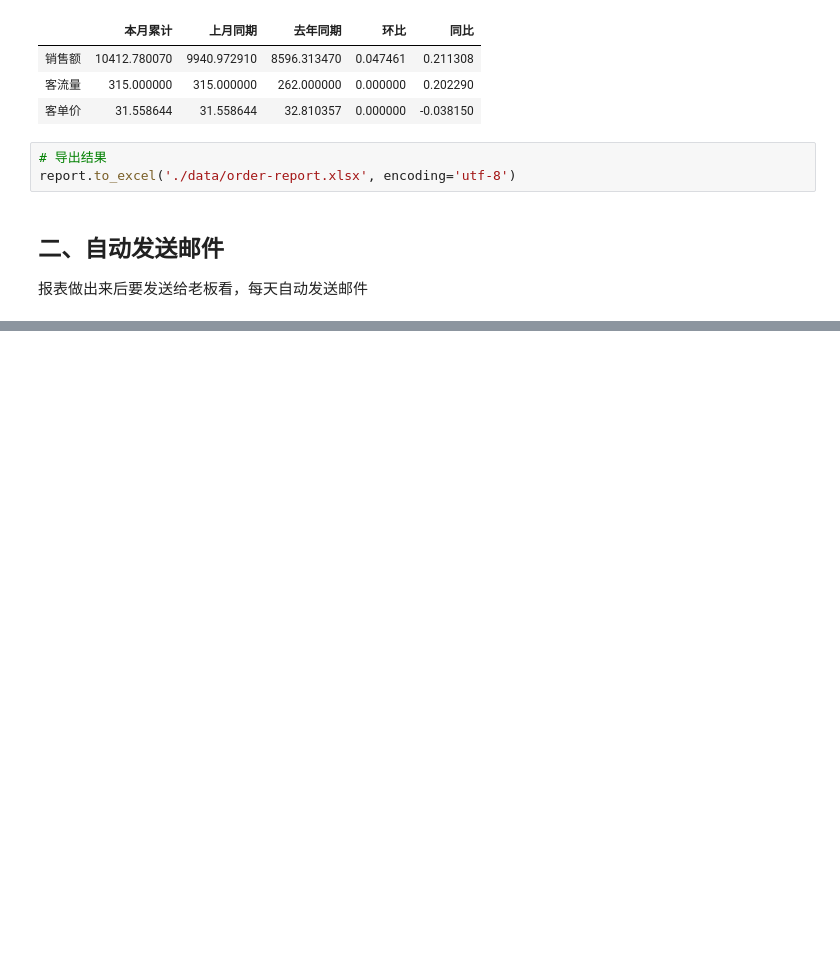
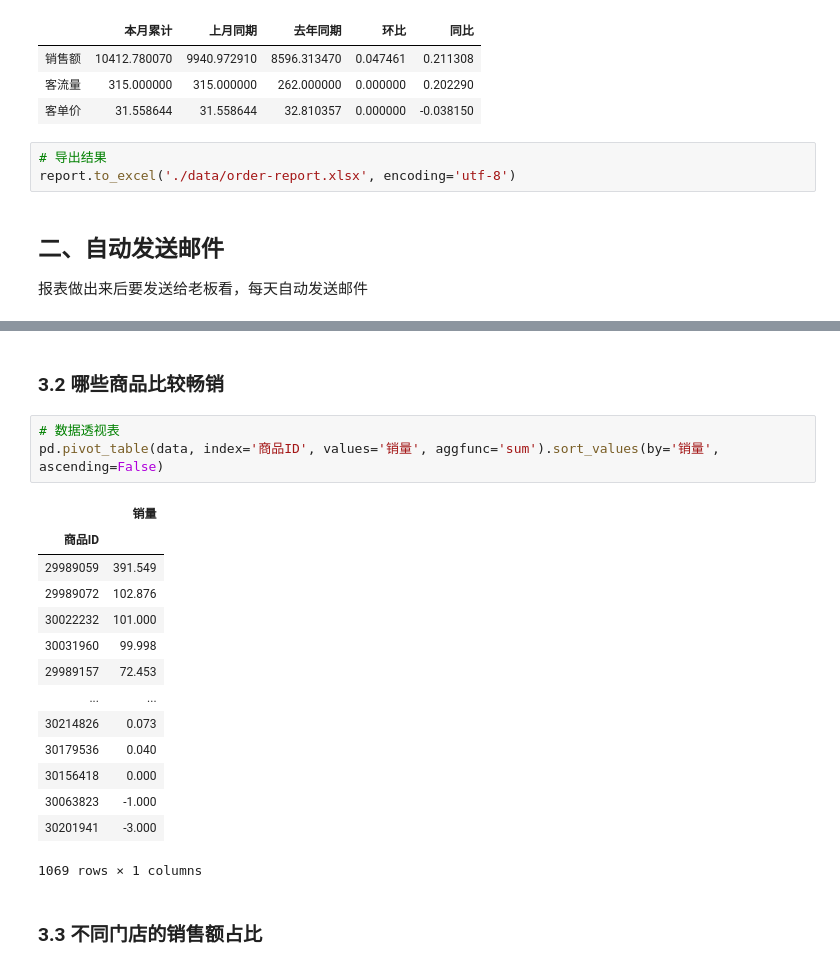
Before and after one commit to silianpan/Excel_to_Python, a Jupyter notebook: chapter11.ipynb, the cells around one changed output, grey strips where cells are left out. Cells and saved outputs as stored; diff of their text form; blank space fills up the shorter version.

```diff
--- a/chapter11.ipynb
+++ b/chapter11.ipynb
@@ -225,0 +293,22 @@ reply: retcode (221); Msg: b'Bye'
+# %% [markdown]
+### 3.2 哪些商品比较畅销
+# %%
+# 数据透视表
+pd.pivot_table(data, index='商品ID', values='销量', aggfunc='sum').sort_values(by='销量', ascending=False)
+# %% [output]
+|  | 销量 |
+| 商品ID |  |
+| 29989059 | 391.549 |
+| 29989072 | 102.876 |
+| 30022232 | 101.000 |
+| 30031960 | 99.998 |
+| 29989157 | 72.453 |
+| ... | ... |
+| 30214826 | 0.073 |
+| 30179536 | 0.040 |
+| 30156418 | 0.000 |
+| 30063823 | -1.000 |
+| 30201941 | -3.000 |
+1069 rows × 1 columns
+# %% [markdown]
+### 3.3 不同门店的销售额占比
```
Also changed, not shown: parts of 18 cells of this notebook, 1 other file.
